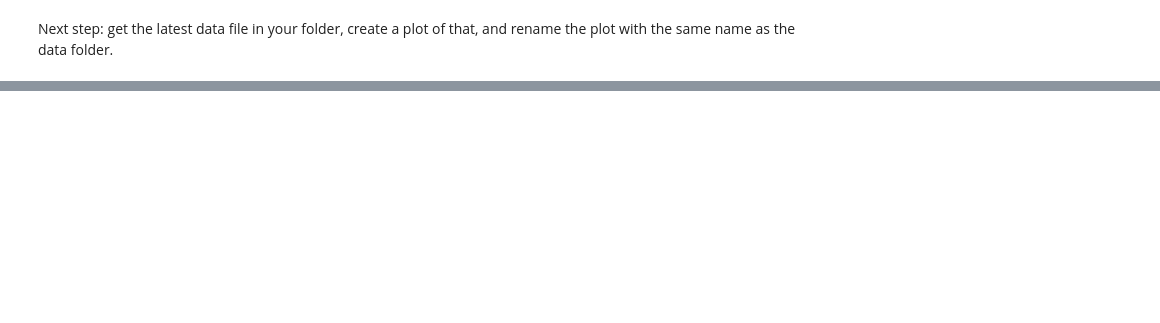
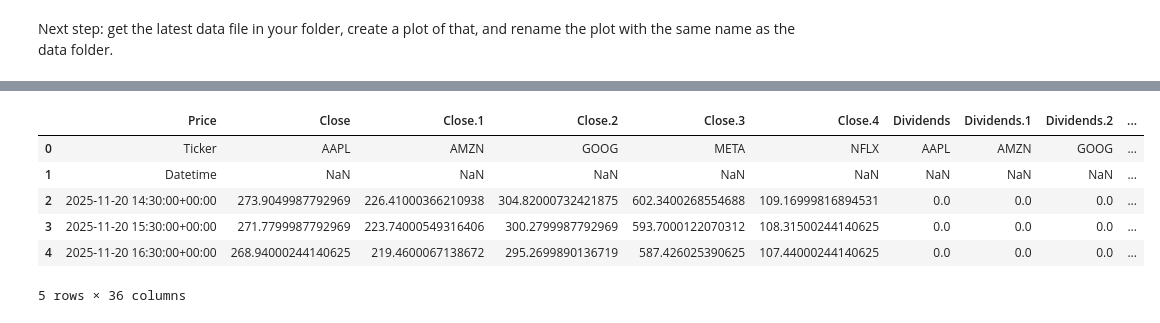
Before and after one commit to irenecelebrin/computer-infrastructure, a Jupyter notebook: roughwork/notes.ipynb, the cells around one changed output, grey strips where cells are left out. Cells and saved outputs as stored; diff of their text form; code cells hidden in the pictures; blank space fills up the shorter version.

```diff
--- a/roughwork/notes.ipynb
+++ b/roughwork/notes.ipynb
@@ -618,0 +627,12 @@ Next step: get the latest data file in your folder, create a plot of that, and r
+# %%
+df = pd.read_csv('../data/'+ '20251127-170728.csv')
+
+df.head(5)
+# %% [output]
+|  | Price | Close | Close.1 | Close.2 | Close.3 | Close.4 | Dividends | Dividends.1 | Dividends.2 | ... |
+| 0 | Ticker | AAPL | AMZN | GOOG | META | NFLX | AAPL | AMZN | GOOG | ... |
+| 1 | Datetime | NaN | NaN | NaN | NaN | NaN | NaN | NaN | NaN | ... |
+| 2 | 2025-11-20 14:30:00+00:00 | 273.9049987792969 | 226.41000366210938 | 304.82000732421875 | 602.3400268554688 | 109.16999816894531 | 0.0 | 0.0 | 0.0 | ... |
+| 3 | 2025-11-20 15:30:00+00:00 | 271.7799987792969 | 223.74000549316406 | 300.2799987792969 | 593.7000122070312 | 108.31500244140625 | 0.0 | 0.0 | 0.0 | ... |
+| 4 | 2025-11-20 16:30:00+00:00 | 268.94000244140625 | 219.4600067138672 | 295.2699890136719 | 587.426025390625 | 107.44000244140625 | 0.0 | 0.0 | 0.0 | ... |
+5 rows × 36 columns
```
Also changed, not shown: parts of 23 cells of this notebook.
